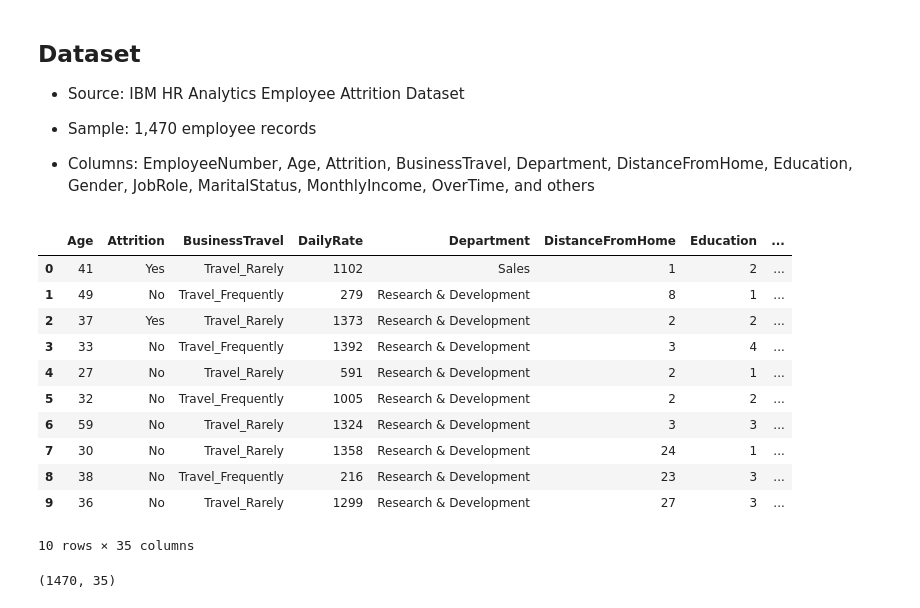
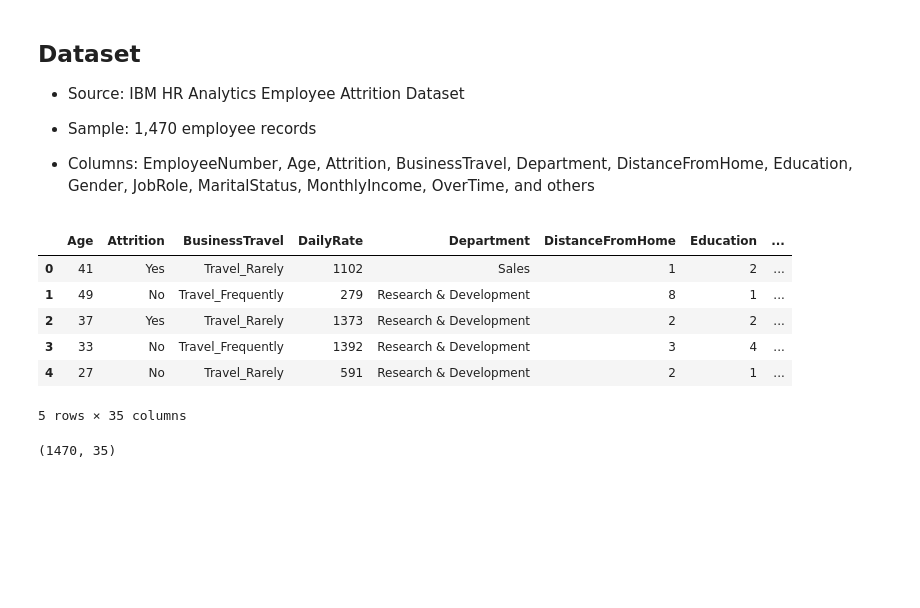
Before and after one commit to Guri-1186/HR-Analytics-Pandas, a Jupyter notebook: hr_attrition.ipynb, the cells around one changed output. Cells and saved outputs as stored; diff of their text form; code cells hidden in the pictures; blank space fills up the shorter version.

```diff
--- a/hr_attrition.ipynb
+++ b/hr_attrition.ipynb
@@ -29,20 +29,15 @@ pd.set_option("future.no_silent_downcasting", True)
 # %%
 hr_data = pd.read_csv("hr_attrition_dataset.csv")
 # %%
-hr_data.head(10)
+hr_data.head(5)
 # %% [output]
 |  | Age | Attrition | BusinessTravel | DailyRate | Department | DistanceFromHome | Education | ... |
 | 0 | 41 | Yes | Travel_Rarely | 1102 | Sales | 1 | 2 | ... |
 | 1 | 49 | No | Travel_Frequently | 279 | Research & Development | 8 | 1 | ... |
 | 2 | 37 | Yes | Travel_Rarely | 1373 | Research & Development | 2 | 2 | ... |
 | 3 | 33 | No | Travel_Frequently | 1392 | Research & Development | 3 | 4 | ... |
 | 4 | 27 | No | Travel_Rarely | 591 | Research & Development | 2 | 1 | ... |
-| 5 | 32 | No | Travel_Frequently | 1005 | Research & Development | 2 | 2 | ... |
-| 6 | 59 | No | Travel_Rarely | 1324 | Research & Development | 3 | 3 | ... |
-| 7 | 30 | No | Travel_Rarely | 1358 | Research & Development | 24 | 1 | ... |
-| 8 | 38 | No | Travel_Frequently | 216 | Research & Development | 23 | 3 | ... |
-| 9 | 36 | No | Travel_Rarely | 1299 | Research & Development | 27 | 3 | ... |
-10 rows × 35 columns
+5 rows × 35 columns
 # %%
 hr_data.shape
 # %% [output]
```
Also changed, not shown: parts of 8 cells of this notebook, 1 other file.
